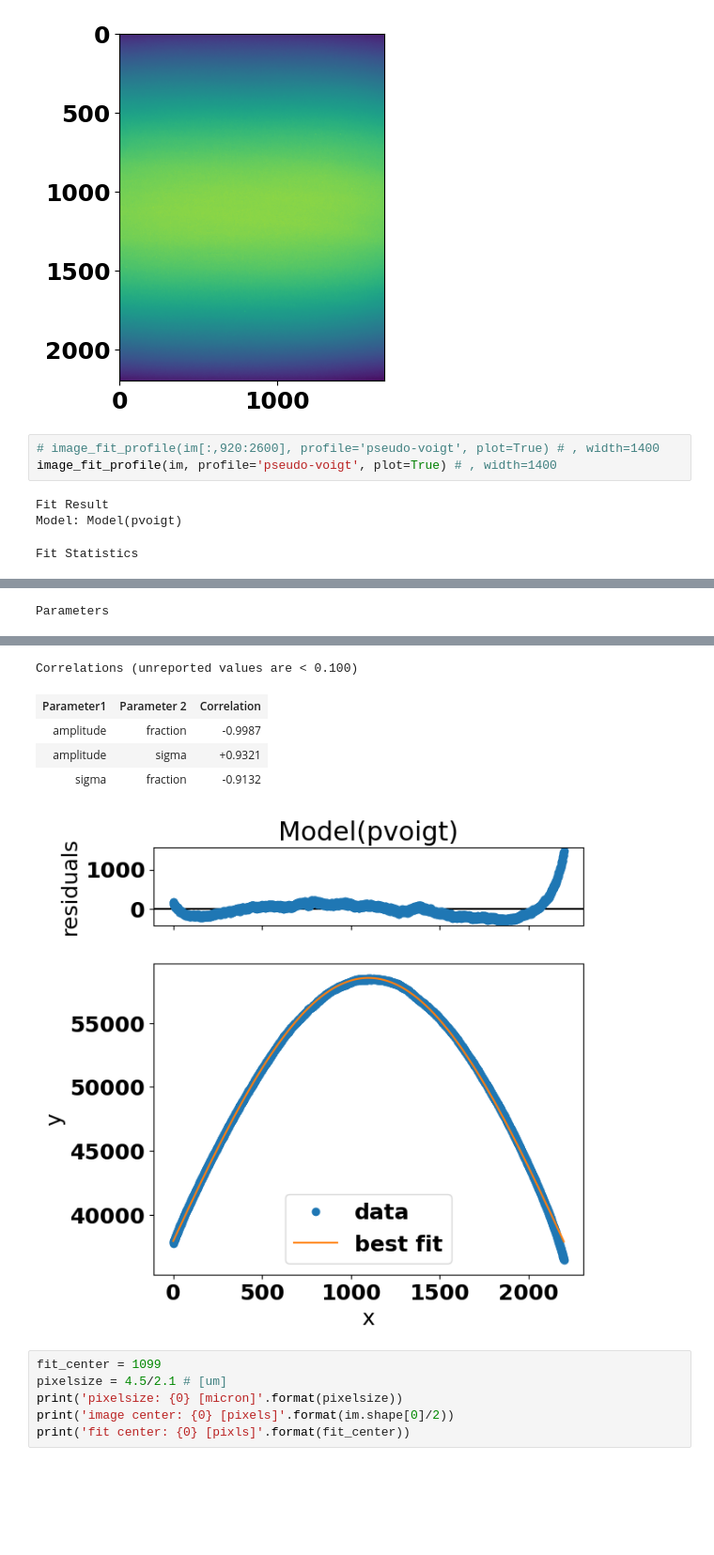
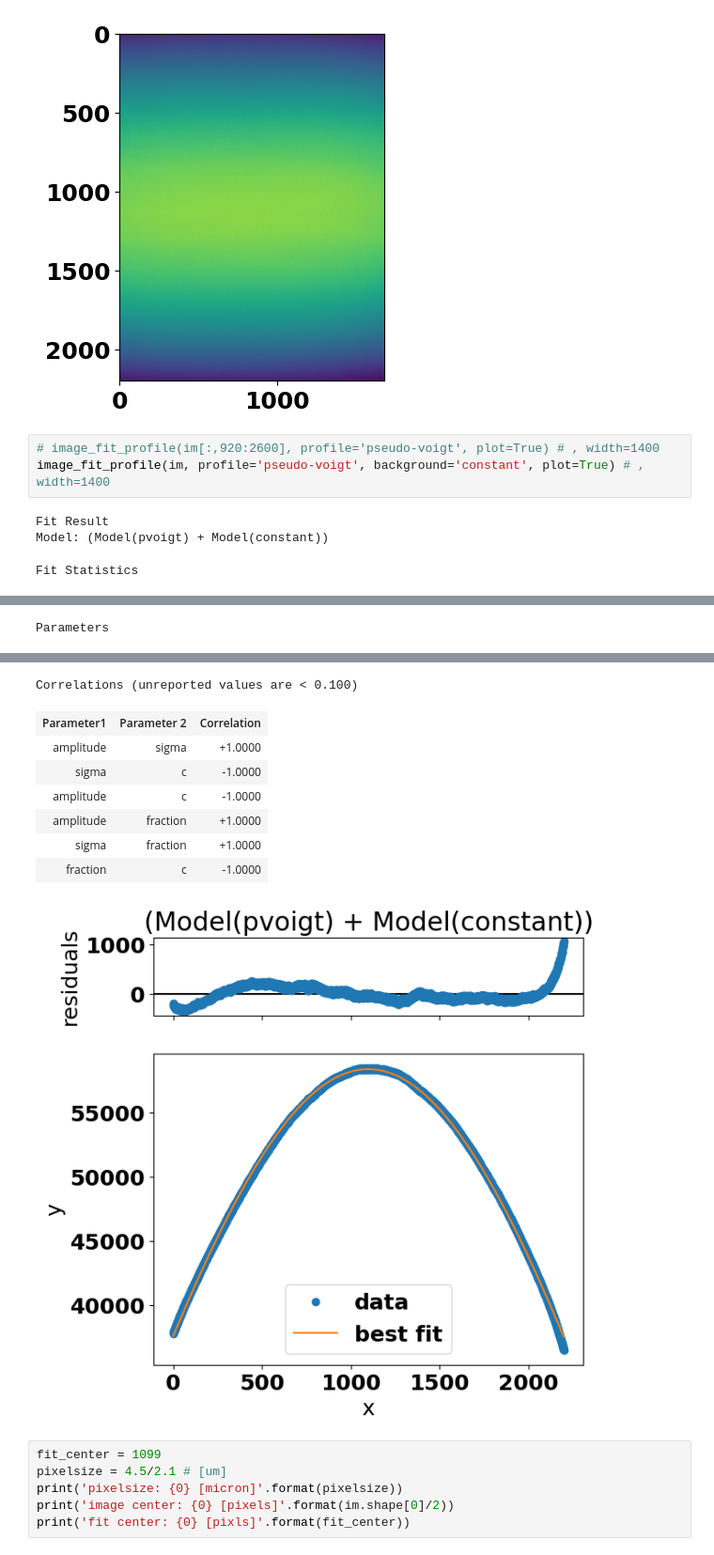
Before and after one commit to gianthk/BEATS_raytracing, a Jupyter notebook: BEATS_commissioning_ver_beam_positions.ipynb, the cells around one changed output, grey strips where cells are left out. Shown at 94% size. Cells and saved outputs as stored; diff of their text form; blank space fills up the shorter version.

```diff
--- a/BEATS_commissioning_ver_beam_positions.ipynb
+++ b/BEATS_commissioning_ver_beam_positions.ipynb
@@ -58,9 +58,9 @@ plt.imshow(im[:,920:2600])
 [figure]
 # %%
 # image_fit_profile(im[:,920:2600], profile='pseudo-voigt', plot=True) # , width=1400
-image_fit_profile(im, profile='pseudo-voigt', plot=True) # , width=1400
+image_fit_profile(im, profile='pseudo-voigt', background='constant', plot=True) # , width=1400
 # %% [output]
 Fit Result
-Model: Model(pvoigt)
+Model: (Model(pvoigt) + Model(constant))
 Fit Statistics
 | fitting method | leastsq |
@@ -83,9 +84,12 @@ Parameters
 Correlations (unreported values are < 0.100)
 | Parameter1 | Parameter 2 | Correlation |
-| amplitude | fraction | -0.9987 |
-| amplitude | sigma | +0.9321 |
-| sigma | fraction | -0.9132 |
+| amplitude | sigma | +1.0000 |
+| sigma | c | -1.0000 |
+| amplitude | c | -1.0000 |
+| amplitude | fraction | +1.0000 |
+| sigma | fraction | +1.0000 |
+| fraction | c | -1.0000 |
-[figure, old version]
+[figure, new version]
 # %%
 fit_center = 1099
 pixelsize = 4.5/2.1 # [um]
```
Also changed, not shown: parts of 20 cells of this notebook.
